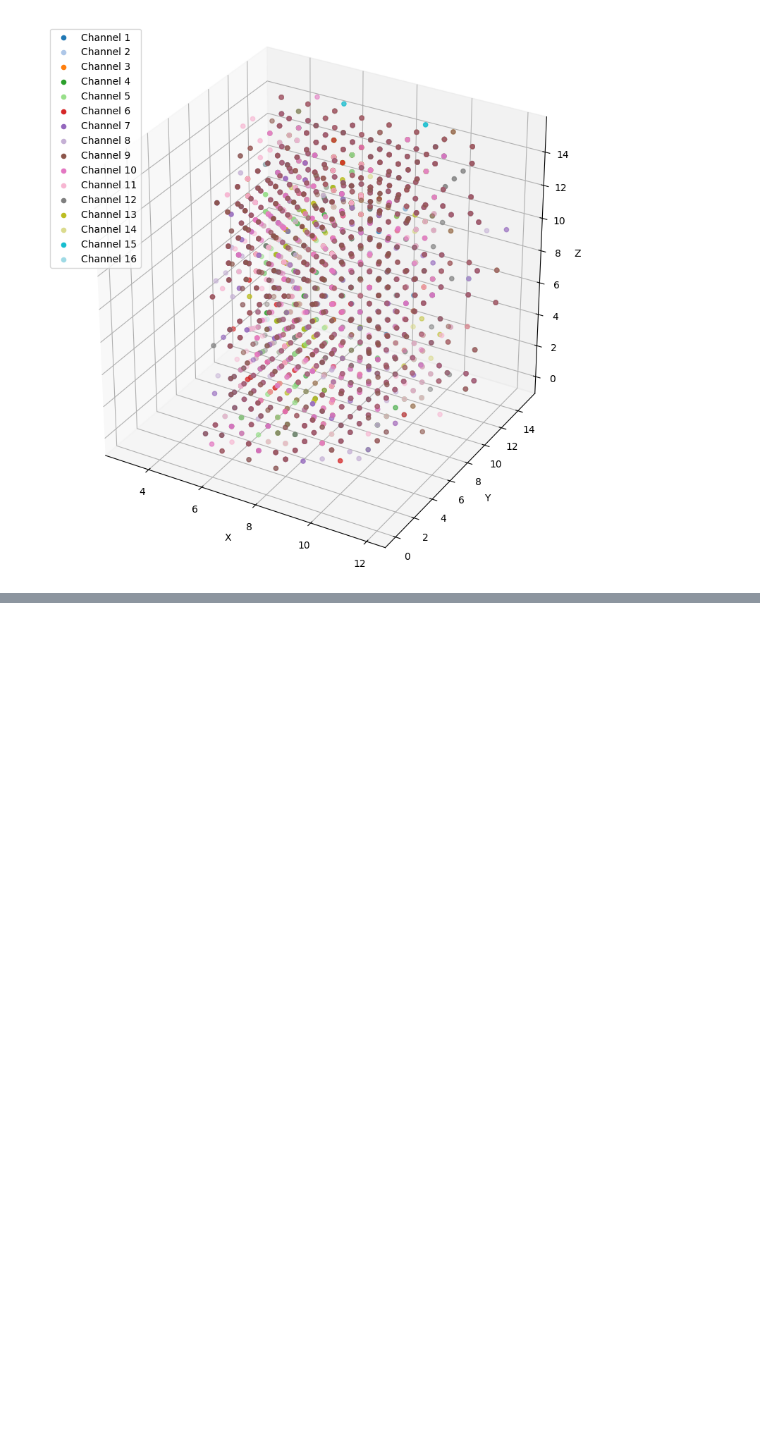
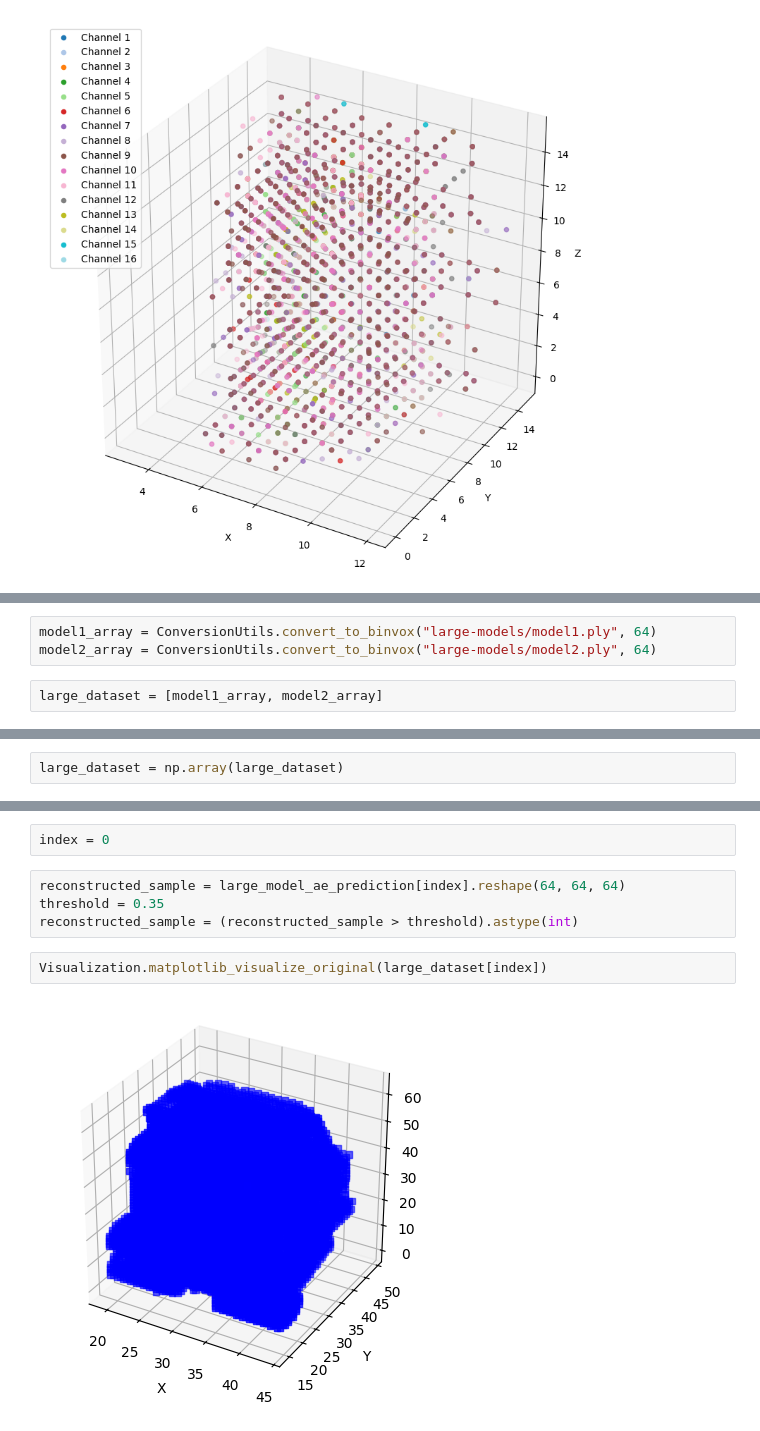
Before and after one commit to kingslayer1312/CAD-DR, a Jupyter notebook: saved-model-test.ipynb, the cells around one changed output, grey strips where cells are left out. Saved outputs shown, nothing was run; the diff lists cells and outputs as text; blank space fills up the shorter version.

Commit message:
added images for large model reconstruction

```diff
--- a/saved-model-test.ipynb
+++ b/saved-model-test.ipynb
@@ -140,0 +151,5 @@ plt.show()
+# %%
+model1_array = ConversionUtils.convert_to_binvox("large-models/model1.ply", 64)
+model2_array = ConversionUtils.convert_to_binvox("large-models/model2.ply", 64)
+# %%
+large_dataset = [model1_array, model2_array]
@@ -140,0 +159,2 @@ plt.show()
+# %%
+large_dataset = np.array(large_dataset)
@@ -140,0 +169,10 @@ plt.show()
+# %%
+index = 0
+# %%
+reconstructed_sample = large_model_ae_prediction[index].reshape(64, 64, 64)
+threshold = 0.35
+reconstructed_sample = (reconstructed_sample > threshold).astype(int)
+# %%
+Visualization.matplotlib_visualize_original(large_dataset[index])
+# %% [output]
+[figure, added]
```
Also changed, not shown: parts of 14 cells of this notebook, 4 other files.
